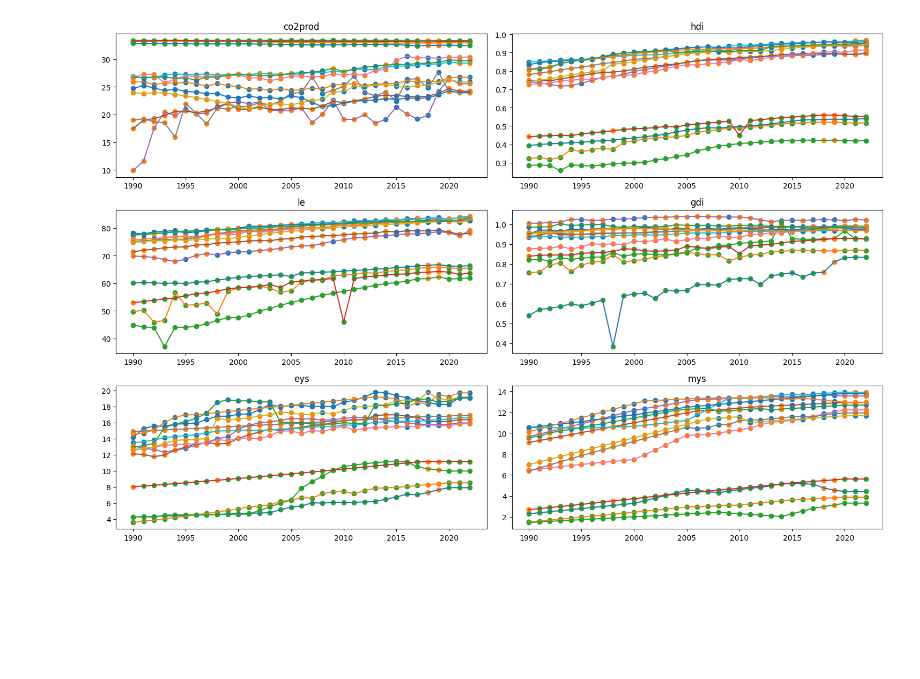
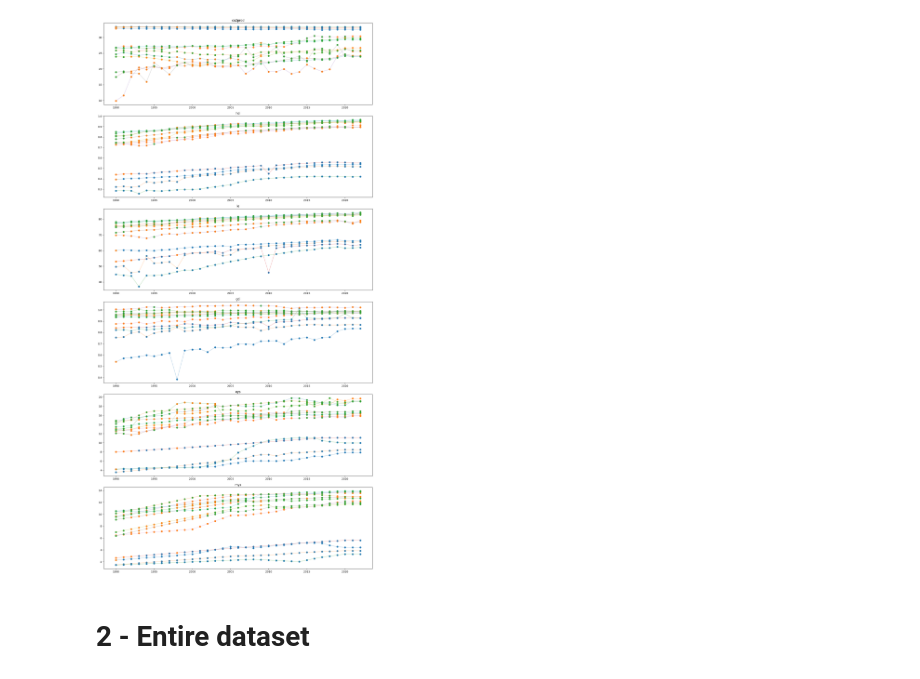
Before and after one commit to R4phou/ulb-master-thesis, a Jupyter notebook: code/src/TimePointCluster.ipynb, the cells around one changed output. Drawn from its saved outputs; the diff is of its cells as text; code cells hidden in the pictures; blank space fills up the shorter version.

Commit message:
K-Medoid algo fixed

```diff
--- a/code/src/TimePointCluster.ipynb
+++ b/code/src/TimePointCluster.ipynb
@@ -113,5 +40,5 @@ def K_Medoid_Eta(alternatives, distance_matrix, k=3, prototype_method="random",
 # %%
-def get_clusters_evolution(data, P, Q, W, K, L, k=3):
+def get_clusters_evolution(data, P, Q, W, K, L, k=3, prototype_method="seed", seed=None):
     """
     Get the evolution of the clusters over time using the K-Medoids with Eta distances
     - data: Dataframe with the alternatives
@@ -136,11 +63,23 @@ def get_clusters_evolution(data, P, Q, W, K, L, k=3):
     for t in tqdm(range(L)):
         eta_matrix = temporal_eta[:,:,t]
         eta_matrix = pd.DataFrame(eta_matrix, index=alternatives, columns=alternatives)
-        medoids, clusters, _ = K_Medoid_Eta(alternatives, eta_matrix, k, prototype_method="defined", print_results=False)
+        medoids, clusters, _ = cf.K_Medoid_Eta(alternatives, eta_matrix, k, prototype_method=prototype_method, print_results=False, seed=seed)
         clusters_evolution.append(clusters)
         medoids_evolution.append(medoids)
         iterations.append(t)
 
     return clusters_evolution, medoids_evolution, iterations
 
-clusters_evolution, medoids_evolution, iterations = get_clusters_evolution(data, P, Q, W, K, L, k=3)
+
+def transform_clusters_evolutions(clusters_evolution):
+    """
+    Transform the clusters evolution into a dataframe
+    - clusters_evolution: List of the clusters evolution over time
+    """
+    evol = []
+    for i in clusters_evolution:
+        temp = []
+        for key, value in i.items():
+            temp.append(value)
+        evol.append(temp)
+    return pd.DataFrame(evol)
@@ -180,0 +86,3 @@ clusters_evolution_df
+# %%
+seed = ["PAK", "EST", "CHE"]
+clusters_evolution, medoids_evolution, iterations = get_clusters_evolution(data, P, Q, W, K, L, k=3, prototype_method="seed", seed=seed)
@@ -187,33 +116,36 @@ def plot_cluster_evolution(cluster_evolution_df, data, legend=False):
         - columns: clusters i
         - values: list of alternatives in the cluster i at time t
     - data: Dataframe with the
 
     Print clusters by color (i.e. cluster 0 in blue, cluster 1 in red, etc.)
     But the color of the countries in the cluster is not consistent over time
 
     """
     x = np.arange(1990, 2023)
     Nb_cols = len(data.columns)
-    fig, axs = plt.subplots((Nb_cols + 1) // 2, 2, figsize=(15, 10))
+    fig, axs = plt.subplots(Nb_cols, 1, figsize=(15, 30))
     axs = axs.flatten()
 
     for i, col in enumerate(data.columns[:]): # Loop over the columns of the data (criteria)
         for _, row in data.iterrows():
-            axs[i].plot(x, row[col], label=row.name)
+            axs[i].plot(x, row[col], label=row.name, alpha=0.3)
         for t in cluster_evolution_df.index: # Loop over the time steps
             for j, cluster in enumerate(cluster_evolution_df.loc[t]): # Loop over the clusters
                 if cluster != None:
                     for country in cluster: # Loop over the countries in the cluster
                         if country in data.index:
                             axs[i].scatter(x[t], data.loc[country, col][t], color=f"C{j}", label=f"Cluster {j}")
         axs[i].set_title(col)
         if legend:
             axs[i].legend()  # Add legend here
 
 
     plt.tight_layout()
     plt.show()
 
+
 plot_cluster_evolution(clusters_evolution_df, data, legend=False)
 # %% [output]
-[figure, old version]
+[figure, new version]
+# %% [markdown]
+# 2 - Entire dataset
```
Also changed, not shown: parts of 6 cells of this notebook, 3 other files.
